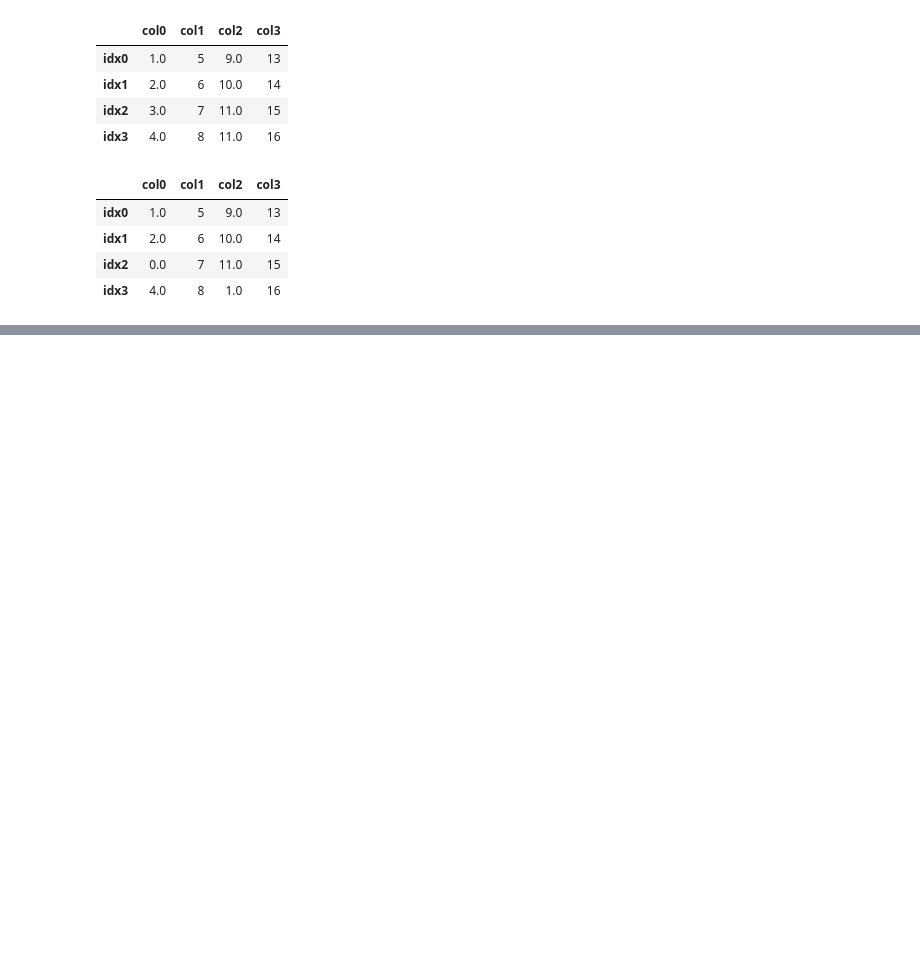
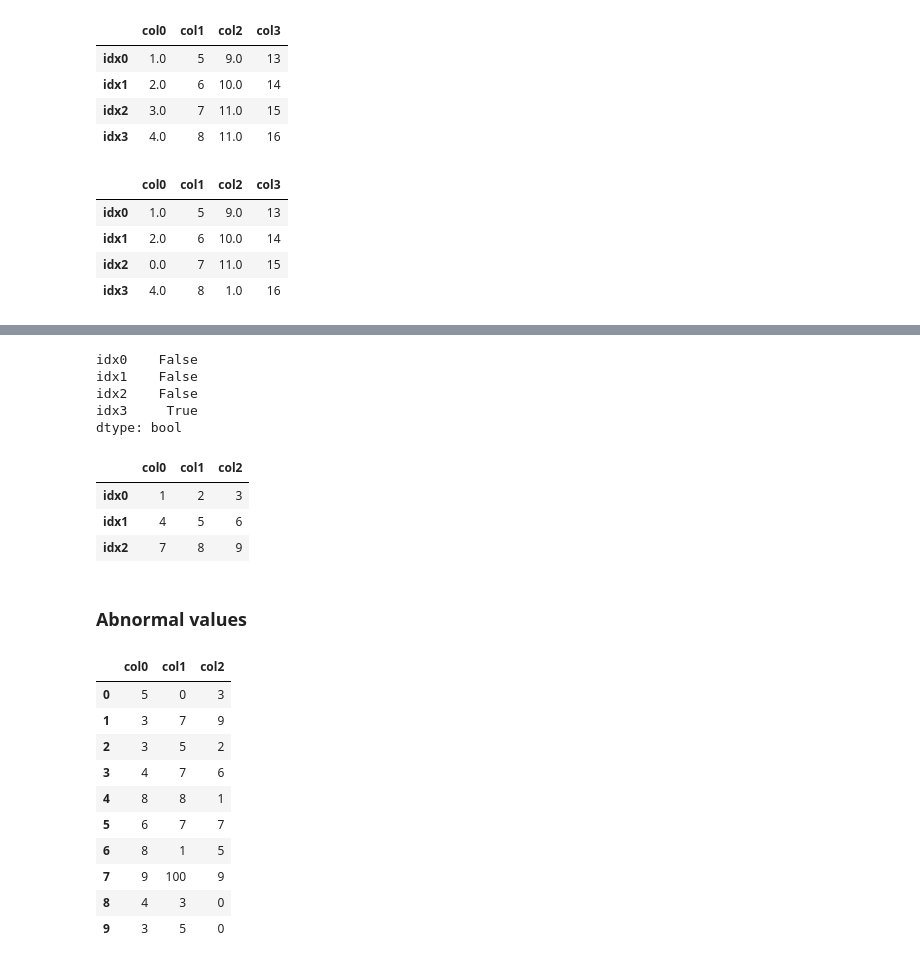
Before and after one commit to hc-sun/python-data-science, a Jupyter notebook: pandas.ipynb, the cells around one changed output, grey strips where cells are left out. Saved outputs shown, nothing was run; the diff lists cells and outputs as text; code cells hidden in the pictures; blank space fills up the shorter version.

Commit message:
added dealing with duplicates

```diff
--- a/pandas.ipynb
+++ b/pandas.ipynb
@@ -358,0 +370,35 @@ df.fillna({'col0': 0, 'col2': 1})
+# %%
+df.duplicated()
+# %% [output]
+idx0    False
+idx1    False
+idx2    False
+idx3     True
+dtype: bool
+# %%
+# drop duplicated rows
+df.drop_duplicates(keep='first')
+# %% [output]
+|  | col0 | col1 | col2 |
+| idx0 | 1 | 2 | 3 |
+| idx1 | 4 | 5 | 6 |
+| idx2 | 7 | 8 | 9 |
+# %% [markdown]
+### Abnormal values
+# %%
+np.random.seed(0)
+df = pd.DataFrame(np.random.randint(0, 10, (10, 3)), columns=['col0', 'col1', 'col2'])
+df.iloc[7, 1] = 100
+df
+# %% [output]
+|  | col0 | col1 | col2 |
+| 0 | 5 | 0 | 3 |
+| 1 | 3 | 7 | 9 |
+| 2 | 3 | 5 | 2 |
+| 3 | 4 | 7 | 6 |
+| 4 | 8 | 8 | 1 |
+| 5 | 6 | 7 | 7 |
+| 6 | 8 | 1 | 5 |
+| 7 | 9 | 100 | 9 |
+| 8 | 4 | 3 | 0 |
+| 9 | 3 | 5 | 0 |
```
Also changed, not shown: parts of 3 cells of this notebook.
